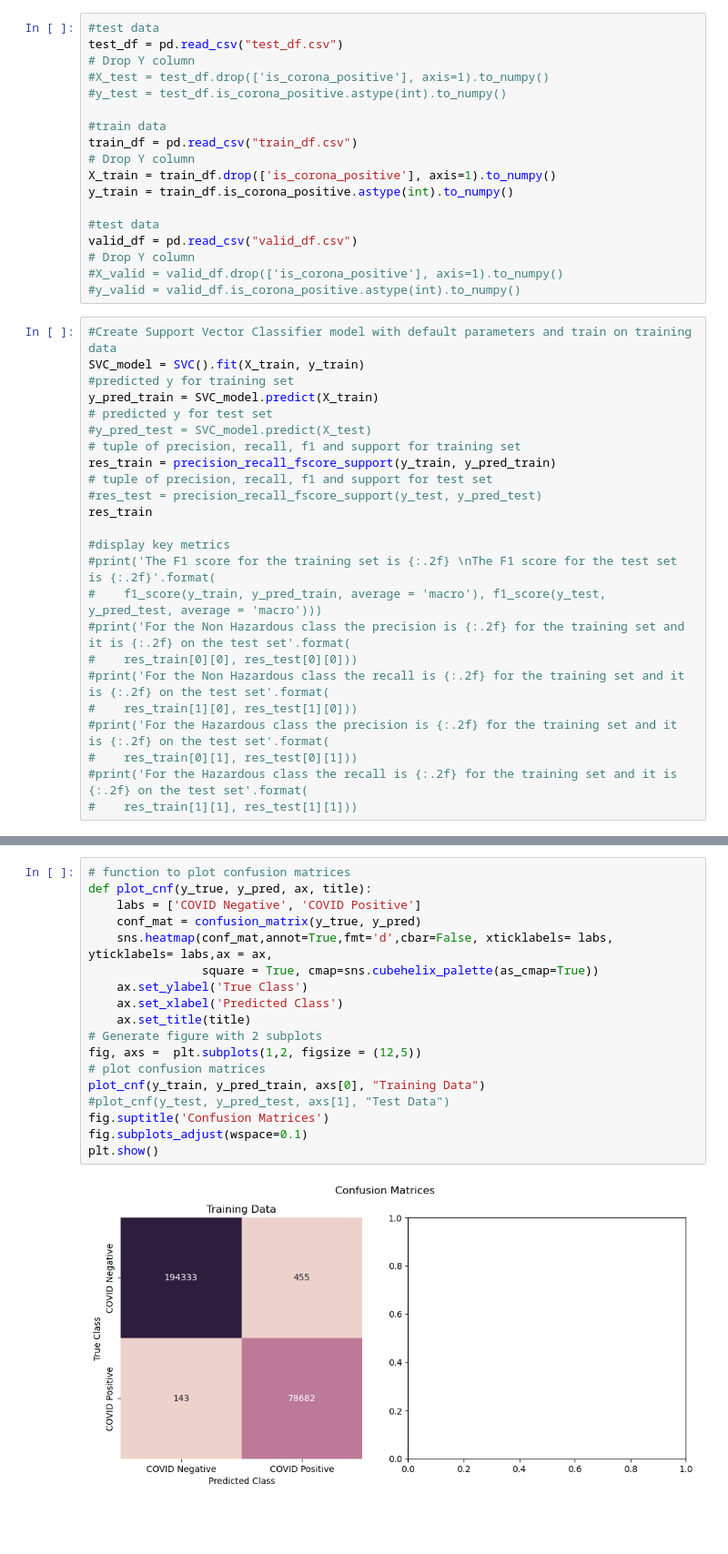
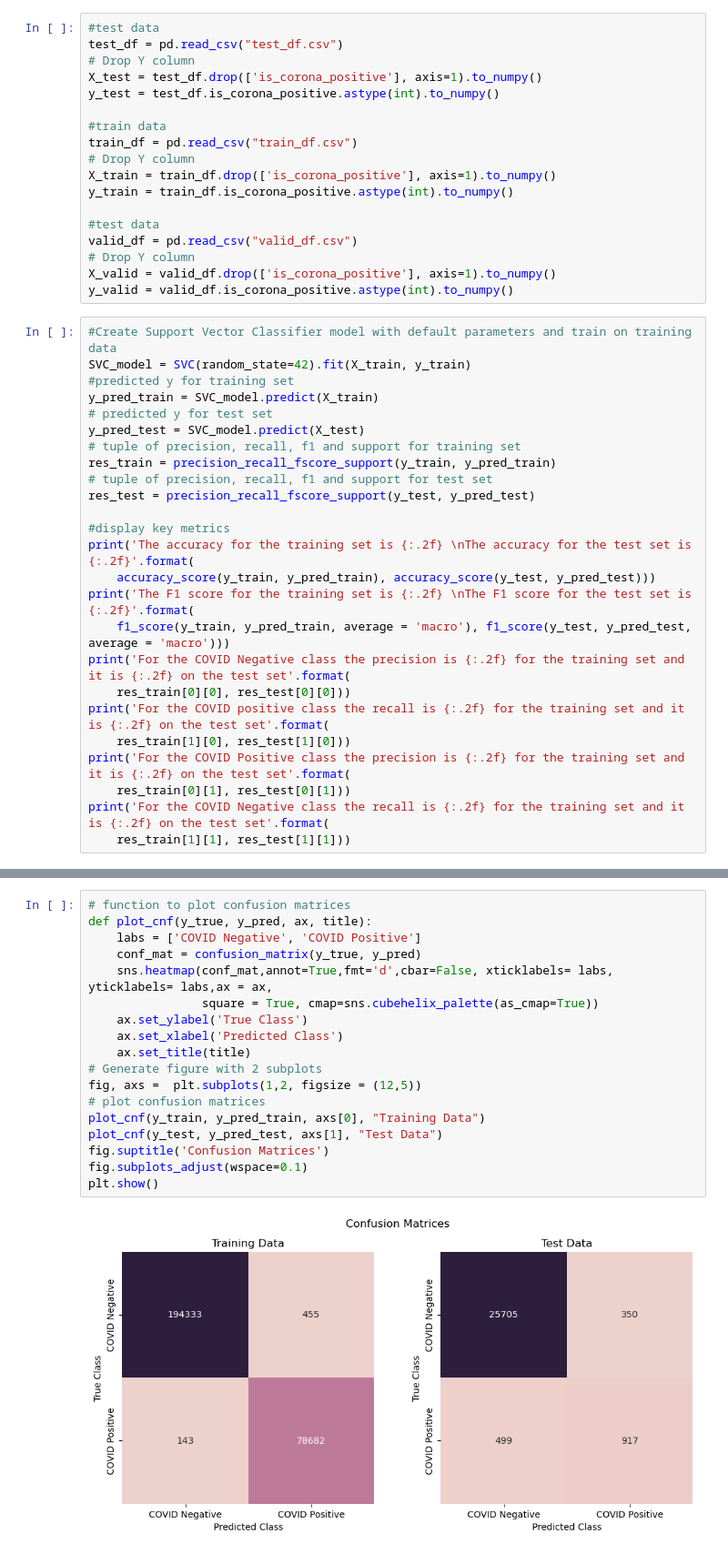
Before and after one commit to karima662/aru-hackathon-team1, a Jupyter notebook: SVC_model.ipynb, the cells around one changed output, grey strips where cells are left out. Shown at 91% size. Cells and saved outputs as stored; diff of their text form; blank space fills up the shorter version.

Commit message:
SVC and logistic regression models

```diff
--- a/SVC_model.ipynb
+++ b/SVC_model.ipynb
@@ -10,8 +10,8 @@ from sklearn.model_selection import GridSearchCV
 #test data
 test_df = pd.read_csv("test_df.csv")
 # Drop Y column
-#X_test = test_df.drop(['is_corona_positive'], axis=1).to_numpy()
-#y_test = test_df.is_corona_positive.astype(int).to_numpy()
+X_test = test_df.drop(['is_corona_positive'], axis=1).to_numpy()
+y_test = test_df.is_corona_positive.astype(int).to_numpy()
 
 #train data
 train_df = pd.read_csv("train_df.csv")
@@ -22,30 +22,31 @@ y_train = train_df.is_corona_positive.astype(int).to_numpy()
 #test data
 valid_df = pd.read_csv("valid_df.csv")
 # Drop Y column
-#X_valid = valid_df.drop(['is_corona_positive'], axis=1).to_numpy()
-#y_valid = valid_df.is_corona_positive.astype(int).to_numpy()
+X_valid = valid_df.drop(['is_corona_positive'], axis=1).to_numpy()
+y_valid = valid_df.is_corona_positive.astype(int).to_numpy()
 # %%
 #Create Support Vector Classifier model with default parameters and train on training data
-SVC_model = SVC().fit(X_train, y_train)
+SVC_model = SVC(random_state=42).fit(X_train, y_train)
 #predicted y for training set
 y_pred_train = SVC_model.predict(X_train)
 # predicted y for test set
-#y_pred_test = SVC_model.predict(X_test)
+y_pred_test = SVC_model.predict(X_test)
 # tuple of precision, recall, f1 and support for training set
 res_train = precision_recall_fscore_support(y_train, y_pred_train)
 # tuple of precision, recall, f1 and support for test set
-#res_test = precision_recall_fscore_support(y_test, y_pred_test)
-res_train
+res_test = precision_recall_fscore_support(y_test, y_pred_test)
 
 #display key metrics
-#print('The F1 score for the training set is {:.2f} \nThe F1 score for the test set is {:.2f}'.format(
-#    f1_score(y_train, y_pred_train, average = 'macro'), f1_score(y_test, y_pred_test, average = 'macro')))
-#print('For the Non Hazardous class the precision is {:.2f} for the training set and it is {:.2f} on the test set'.format(
-#    res_train[0][0], res_test[0][0]))
-#print('For the Non Hazardous class the recall is {:.2f} for the training set and it is {:.2f} on the test set'.format(
-#    res_train[1][0], res_test[1][0]))
-#print('For the Hazardous class the precision is {:.2f} for the training set and it is {:.2f} on the test set'.format(
-#    res_train[0][1], res_test[0][1]))
-#print('For the Hazardous class the recall is {:.2f} for the training set and it is {:.2f} on the test set'.format(
-#    res_train[1][1], res_test[1][1]))
+print('The accuracy for the training set is {:.2f} \nThe accuracy for the test set is {:.2f}'.format(
+    accuracy_score(y_train, y_pred_train), accuracy_score(y_test, y_pred_test)))
+print('The F1 score for the training set is {:.2f} \nThe F1 score for the test set is {:.2f}'.format(
+    f1_score(y_train, y_pred_train, average = 'macro'), f1_score(y_test, y_pred_test, average = 'macro')))
+print('For the COVID Negative class the precision is {:.2f} for the training set and it is {:.2f} on the test set'.format(
+    res_train[0][0], res_test[0][0]))
+print('For the COVID positive class the recall is {:.2f} for the training set and it is {:.2f} on the test set'.format(
+    res_train[1][0], res_test[1][0]))
+print('For the COVID Positive class the precision is {:.2f} for the training set and it is {:.2f} on the test set'.format(
+    res_train[0][1], res_test[0][1]))
+print('For the COVID Negative class the recall is {:.2f} for the training set and it is {:.2f} on the test set'.format(
+    res_train[1][1], res_test[1][1]))
 # %% [output]
@@ -56,20 +61,20 @@ res_train
 # %%
 # function to plot confusion matrices
 def plot_cnf(y_true, y_pred, ax, title):
     labs = ['COVID Negative', 'COVID Positive']
     conf_mat = confusion_matrix(y_true, y_pred)
     sns.heatmap(conf_mat,annot=True,fmt='d',cbar=False, xticklabels= labs, yticklabels= labs,ax = ax,
                 square = True, cmap=sns.cubehelix_palette(as_cmap=True))
     ax.set_ylabel('True Class')
     ax.set_xlabel('Predicted Class')
     ax.set_title(title)
 # Generate figure with 2 subplots
 fig, axs =  plt.subplots(1,2, figsize = (12,5))
 # plot confusion matrices
 plot_cnf(y_train, y_pred_train, axs[0], "Training Data")
-#plot_cnf(y_test, y_pred_test, axs[1], "Test Data")
+plot_cnf(y_test, y_pred_test, axs[1], "Test Data")
 fig.suptitle('Confusion Matrices')
 fig.subplots_adjust(wspace=0.1)
 plt.show()
 # %% [output]
-[figure, old version]
+[figure, new version]
```
Also changed, not shown: parts of 5 cells of this notebook, 1 other file.
